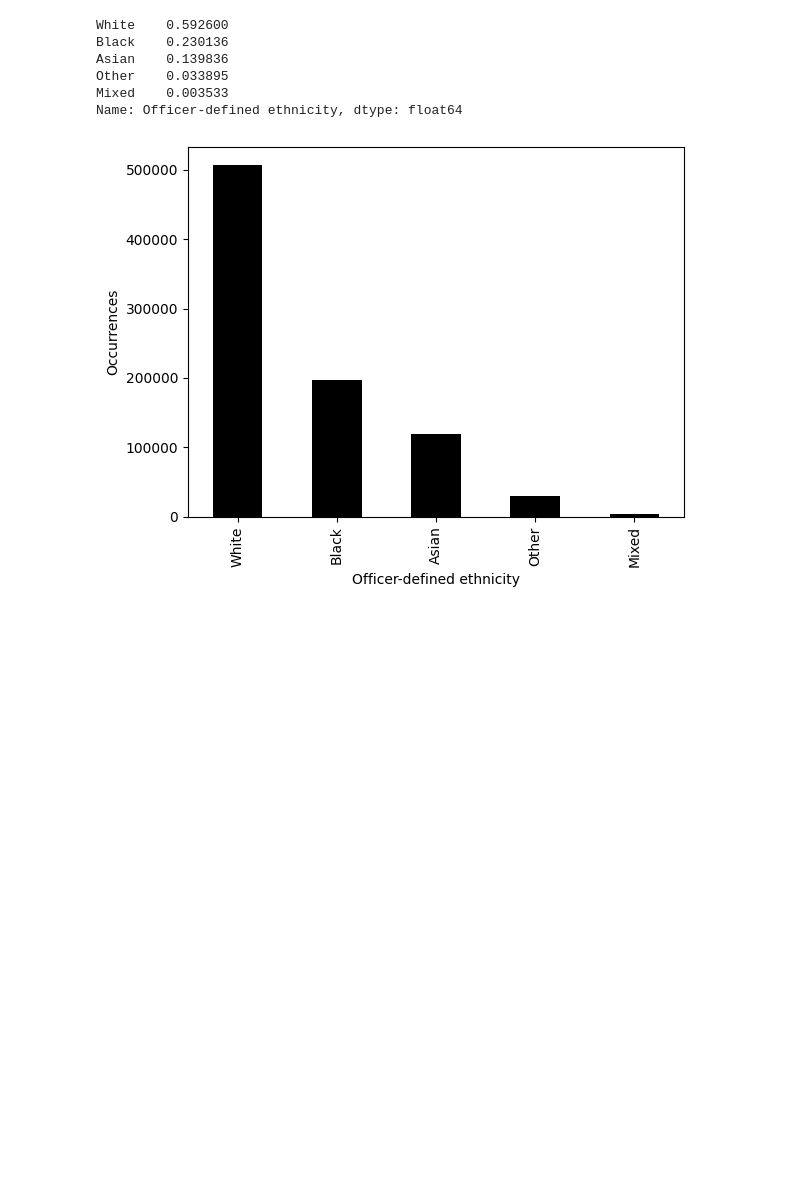
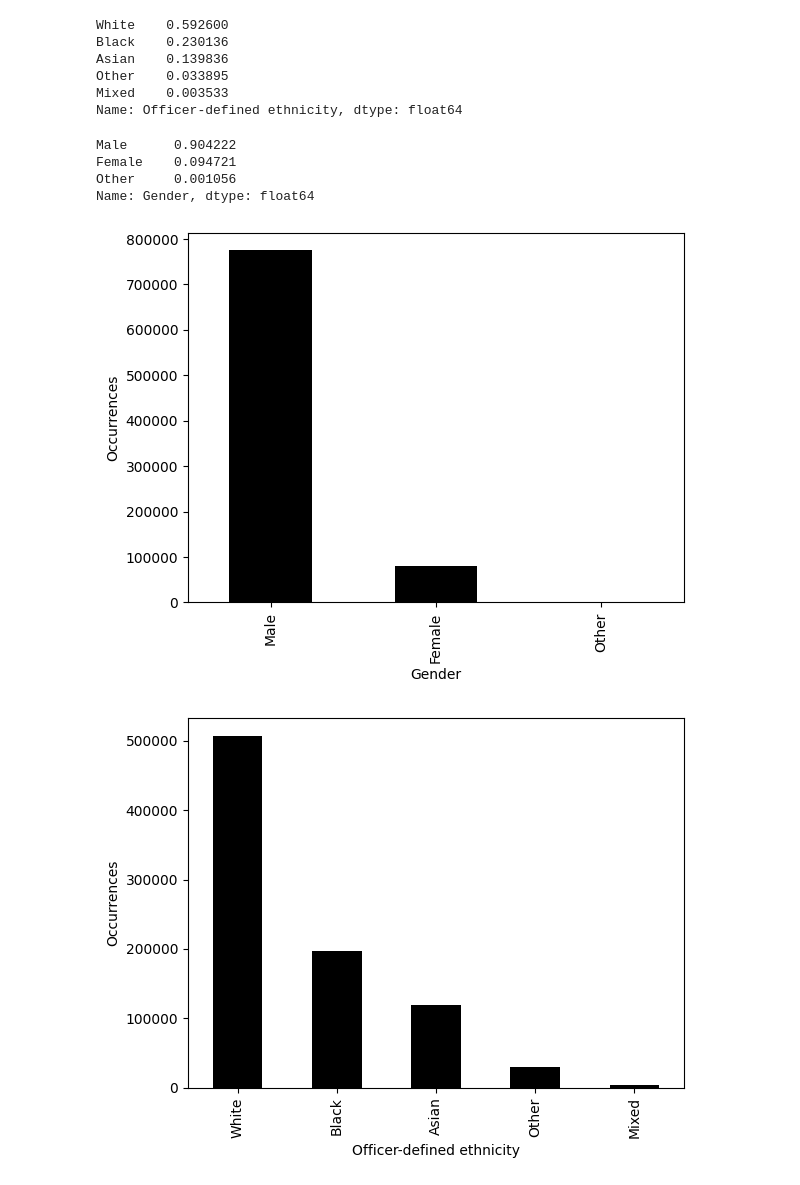
Before and after one commit to 0xjrr/ldsa-capstone-project, a Jupyter notebook: BLU14 - Learning Notebook - Part 1 of 2 - Parsing Client Requirements.ipynb, the cells around one changed output. Drawn from its saved outputs; the diff is of its cells as text; code cells hidden in the pictures; blank space fills up the shorter version.

```diff
--- a/BLU14 - Learning Notebook - Part 1 of 2 - Parsing Client Requirements.ipynb
+++ b/BLU14 - Learning Notebook - Part 1 of 2 - Parsing Client Requirements.ipynb
@@ -331,6 +411,19 @@ Asian    0.139836
 Other    0.033895
 Mixed    0.003533
 Name: Officer-defined ethnicity, dtype: float64
+# %%
+df['Gender'].value_counts()/len(df)
+# %% [output]
+Male      0.904222
+Female    0.094721
+Other     0.001056
+Name: Gender, dtype: float64
+# %%
+df['Gender'].value_counts().plot(kind='bar', color='black');
+plt.xlabel('Gender');
+plt.ylabel('Occurrences');
+# %% [output]
+[figure, added]
 # %%
 ## Subject Race
 
```
Also changed, not shown: parts of 27 cells of this notebook.
